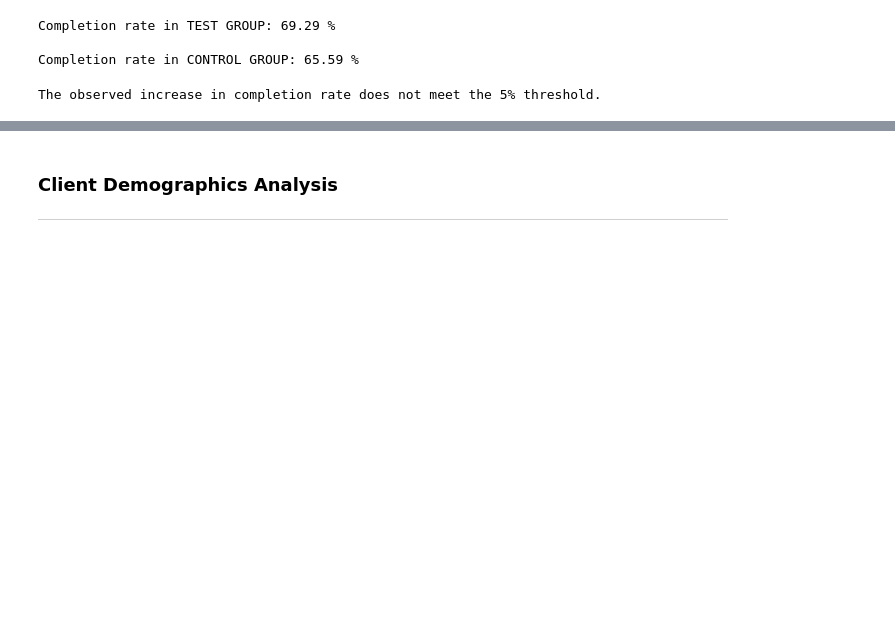
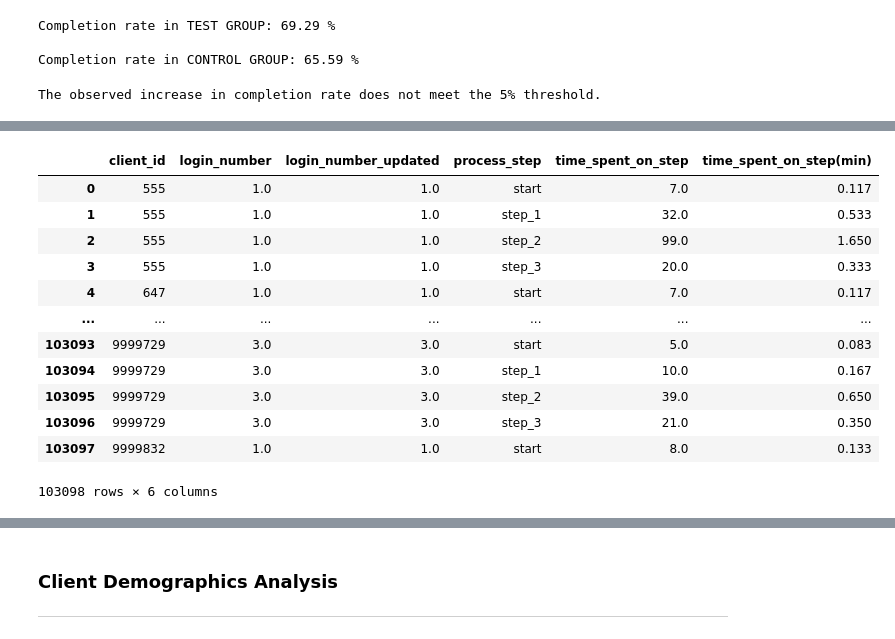
Before and after one commit to DarceeAnne/Vanguard_Investment_AB_Testing, a Jupyter notebook: Vanguard_Investment_AB_Testing.ipynb, the cells around one changed output, grey strips where cells are left out. Saved outputs shown, nothing was run; the diff lists cells and outputs as text; code cells hidden in the pictures; blank space fills up the shorter version.

```diff
--- a/Vanguard_Investment_AB_Testing.ipynb
+++ b/Vanguard_Investment_AB_Testing.ipynb
@@ -680,0 +894,18 @@ The observed increase in completion rate does not meet the 5% threshold.
+# %%
+# Calculate the time difference in seconds
+time_diff_seconds = (test_sorted['next_step_datetime'] - test_sorted['date_time']).dt.total_seconds()
+
+# Create a new column 'login_number_updated' based on the time difference condition
+test_sorted['login_number_updated'] = test_sorted['login_number']
+
+# Find rows where the process_step is 'confirm' and the time difference is greater than 3600 seconds
+mask = (test_sorted['process_step'] == 'confirm') & (time_diff_seconds > 3600)
+
+# Update the 'login_number_updated' column for the subsequent confirm steps
+test_sorted.loc[mask, 'login_number_updated'] = 999
+# %%
+# Find rows with process_step == 'confirm' that are preceded by 'login_number_updated' == 999
+mask2 = (test_sorted['process_step'] == 'confirm') & (test_sorted['login_number_updated'].shift(1) == 999)
+
+# Update the 'login_number_updated' column for these rows to 999
+test_sorted.loc[mask2, 'login_number_updated'] = 999
@@ -680,0 +920,25 @@ The observed increase in completion rate does not meet the 5% threshold.
+# %%
+##Now we create the new df that groups the logins:
+
+# Group the data by client ID, login number, and process step, and sum the time spent on each step
+grouped_df_tg = test_sorted.groupby(['client_id', 'login_number', 'login_number_updated', 'process_step'])['time_spent_on_step'].sum().reset_index()
+
+##Add a column with time in minutes
+
+grouped_df_tg['time_spent_on_step(min)'] = round(grouped_df_tg['time_spent_on_step']/60,3)
+grouped_df_tg['time_spent_on_step(min)'] = grouped_df_tg['time_spent_on_step(min)'].astype(float)
+display(grouped_df_tg)
+# %% [output]
+|  | client_id | login_number | login_number_updated | process_step | time_spent_on_step | time_spent_on_step(min) |
+| 0 | 555 | 1.0 | 1.0 | start | 7.0 | 0.117 |
+| 1 | 555 | 1.0 | 1.0 | step_1 | 32.0 | 0.533 |
+| 2 | 555 | 1.0 | 1.0 | step_2 | 99.0 | 1.650 |
+| 3 | 555 | 1.0 | 1.0 | step_3 | 20.0 | 0.333 |
+| 4 | 647 | 1.0 | 1.0 | start | 7.0 | 0.117 |
+| ... | ... | ... | ... | ... | ... | ... |
+| 103093 | 9999729 | 3.0 | 3.0 | start | 5.0 | 0.083 |
+| 103094 | 9999729 | 3.0 | 3.0 | step_1 | 10.0 | 0.167 |
+| 103095 | 9999729 | 3.0 | 3.0 | step_2 | 39.0 | 0.650 |
+| 103096 | 9999729 | 3.0 | 3.0 | step_3 | 21.0 | 0.350 |
+| 103097 | 9999832 | 1.0 | 1.0 | start | 8.0 | 0.133 |
+103098 rows × 6 columns
```
Also changed, not shown: parts of 26 cells of this notebook.
